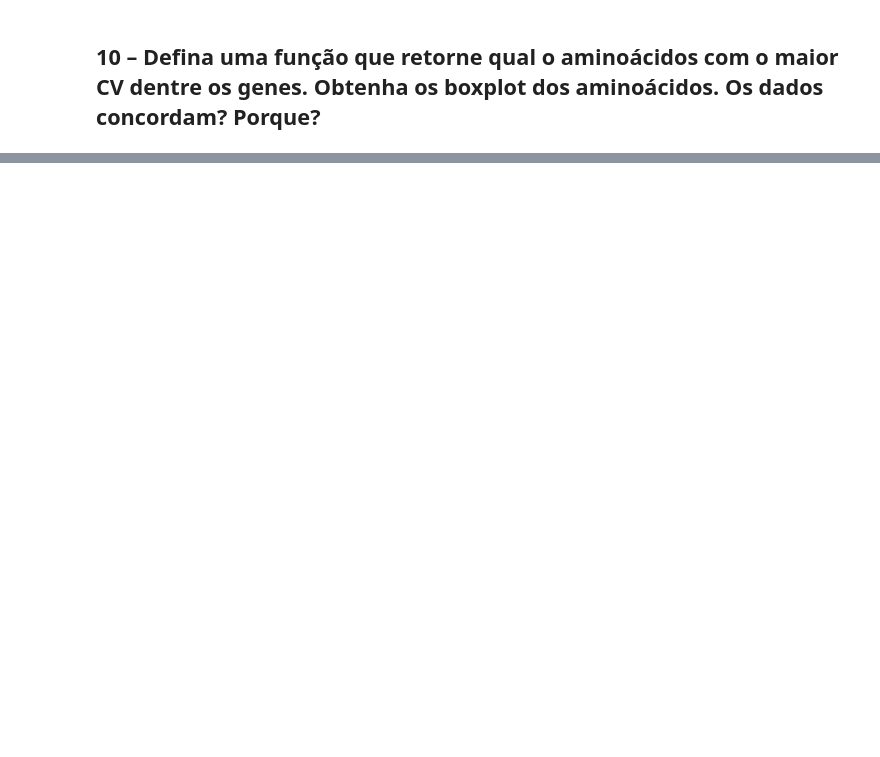
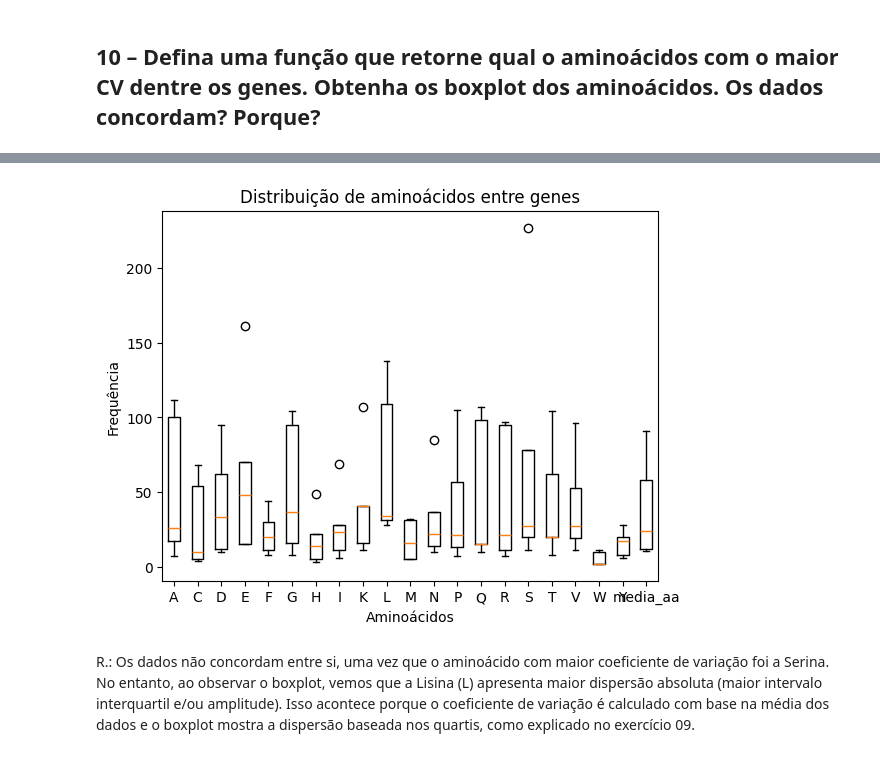
Before and after one commit to njeanegitz/aula-python, a Jupyter notebook: exercicios_malucos/16-Medidas_Resumo_2_2026-04-01.ipynb, the cells around one changed output, grey strips where cells are left out. Saved outputs shown, nothing was run; the diff lists cells and outputs as text; code cells hidden in the pictures; blank space fills up the shorter version.

Commit message:
último exercício maluco

```diff
--- a/exercicios_malucos/16-Medidas_Resumo_2_2026-04-01.ipynb
+++ b/exercicios_malucos/16-Medidas_Resumo_2_2026-04-01.ipynb
@@ -78,0 +269,12 @@ Obs.: Use um dicionário onde os index são os nomes e os valores as medidas.
+# %%
+plt.boxplot(df_final, labels=df_final.columns)
+
+plt.title("Distribuição de aminoácidos entre genes")
+plt.xlabel("Aminoácidos")
+plt.ylabel("Frequência")
+
+plt.show()
+# %% [output]
+[figure, added]
+# %% [markdown]
+R.: Os dados não concordam entre si, uma vez que o aminoácido com maior coeficiente de variação foi a Serina. No entanto, ao observar o boxplot, vemos que a Lisina (L) apresenta maior dispersão absoluta (maior intervalo interquartil e/ou amplitude). Isso acontece porque o coeficiente de variação é calculado com base na média dos dados e o boxplot mostra a dispersão baseada nos quartis, como explicado no exercício 09.
```
Also changed, not shown: parts of 25 cells of this notebook.
